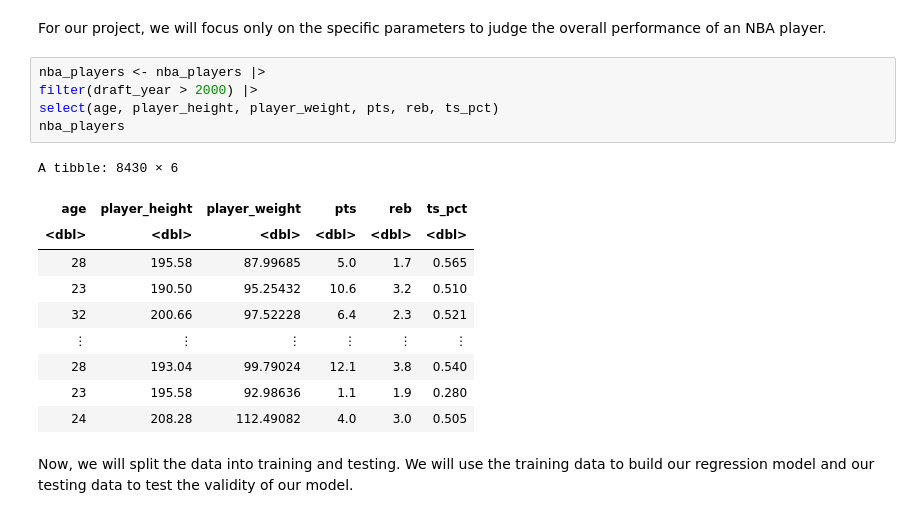
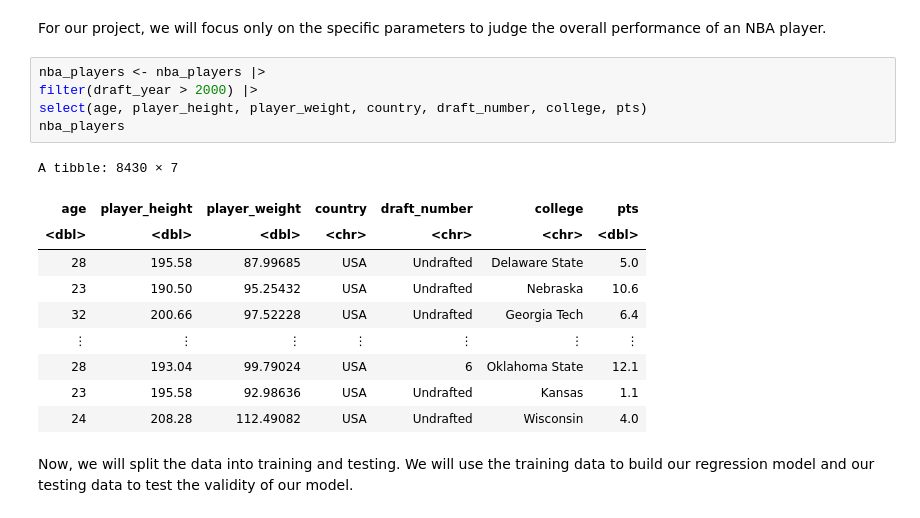
Before and after one commit to mdean808/dsci-100-group-project, a Jupyter notebook: project.ipynb, the cells around one changed output. Cells and saved outputs as stored; diff of their text form.

```diff
--- a/project.ipynb
+++ b/project.ipynb
@@ -75,19 +75,19 @@ For our project, we will focus only on the specific parameters to judge the over
 # %%
 nba_players <- nba_players |>
 filter(draft_year > 2000) |>
-select(age, player_height, player_weight, pts, reb, ts_pct)
+select(age, player_height, player_weight, country, draft_number, college, pts)
 nba_players
 # %% [output]
-A tibble: 8430 × 6
+A tibble: 8430 × 7
-| age | player_height | player_weight | pts | reb | ts_pct |
-| <dbl> | <dbl> | <dbl> | <dbl> | <dbl> | <dbl> |
-| 28 | 195.58 | 87.99685 | 5.0 | 1.7 | 0.565 |
-| 23 | 190.50 | 95.25432 | 10.6 | 3.2 | 0.510 |
-| 32 | 200.66 | 97.52228 | 6.4 | 2.3 | 0.521 |
-| ⋮ | ⋮ | ⋮ | ⋮ | ⋮ | ⋮ |
-| 28 | 193.04 | 99.79024 | 12.1 | 3.8 | 0.540 |
-| 23 | 195.58 | 92.98636 | 1.1 | 1.9 | 0.280 |
-| 24 | 208.28 | 112.49082 | 4.0 | 3.0 | 0.505 |
+| age | player_height | player_weight | country | draft_number | college | pts |
+| <dbl> | <dbl> | <dbl> | <chr> | <chr> | <chr> | <dbl> |
+| 28 | 195.58 | 87.99685 | USA | Undrafted | Delaware State | 5.0 |
+| 23 | 190.50 | 95.25432 | USA | Undrafted | Nebraska | 10.6 |
+| 32 | 200.66 | 97.52228 | USA | Undrafted | Georgia Tech | 6.4 |
+| ⋮ | ⋮ | ⋮ | ⋮ | ⋮ | ⋮ | ⋮ |
+| 28 | 193.04 | 99.79024 | USA | 6 | Oklahoma State | 12.1 |
+| 23 | 195.58 | 92.98636 | USA | Undrafted | Kansas | 1.1 |
+| 24 | 208.28 | 112.49082 | USA | Undrafted | Wisconsin | 4.0 |
 # %% [markdown]
 Now, we will split the data into training and testing. We will use the training data to build our regression model and our testing data to test the validity of our model.
 # %%
```
Also changed, not shown: parts of 5 cells of this notebook.
